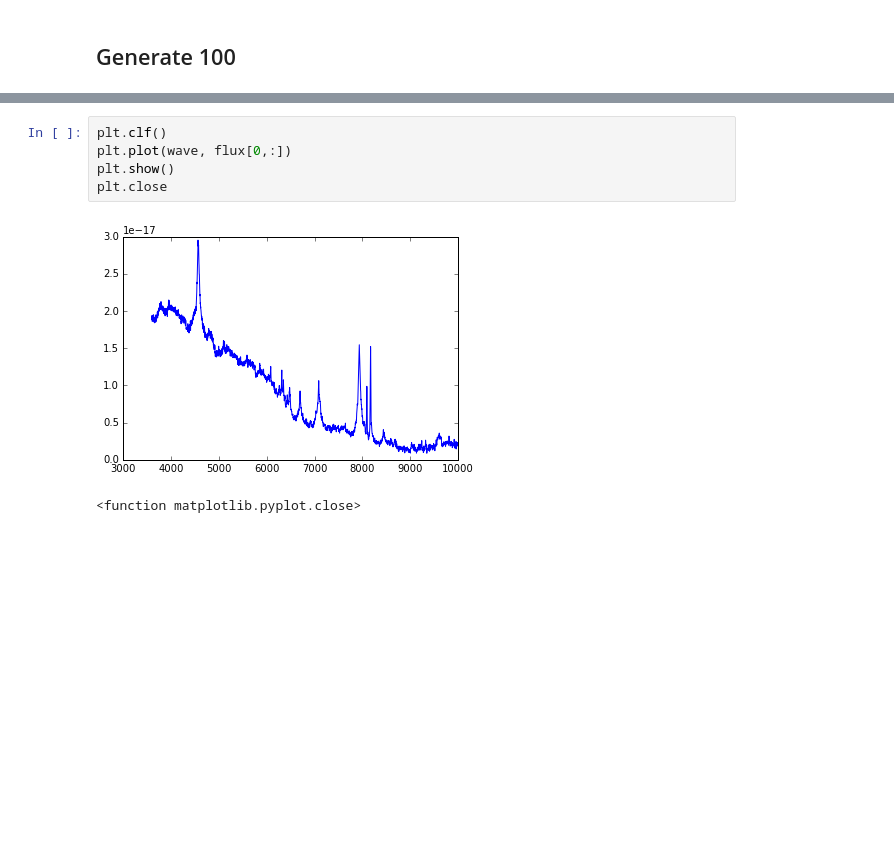
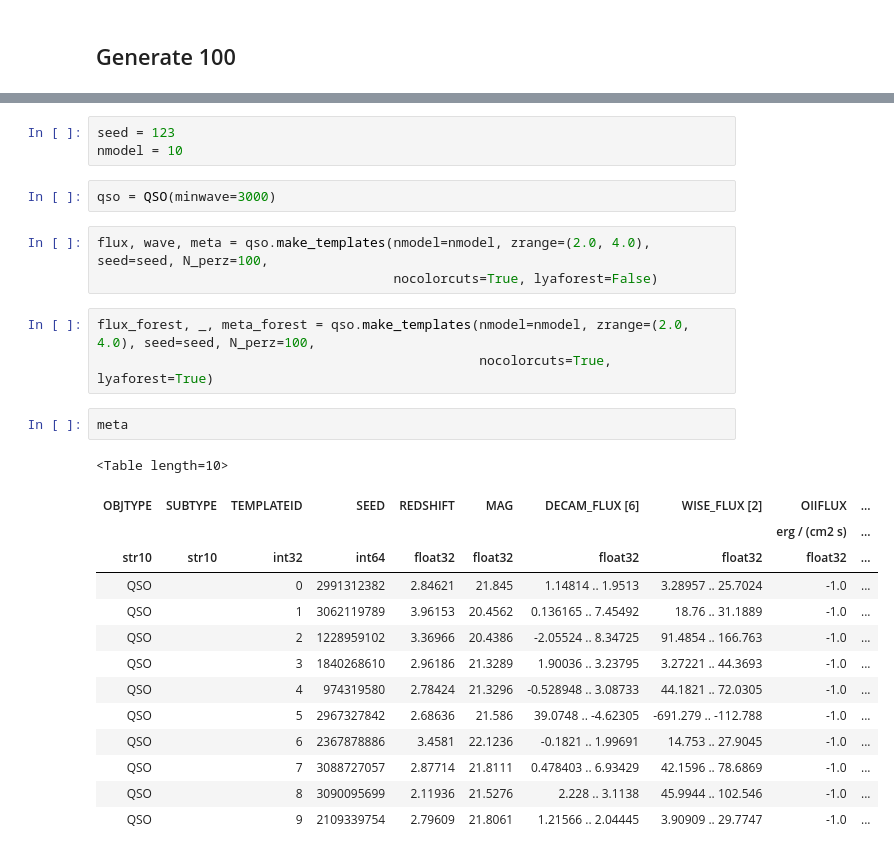
Before and after one commit to desihub/desisim, a Jupyter notebook: doc/nb/QSO_templates.ipynb, the cells around one changed output, grey strips where cells are left out. Cells and saved outputs as stored; diff of their text form; blank space fills up the shorter version.

```diff
--- a/doc/nb/QSO_templates.ipynb
+++ b/doc/nb/QSO_templates.ipynb
@@ -35,8 +10,28 @@ Making z=(3.9,4.1) with 681 input quasars
-# %%
-plt.clf()
-plt.plot(wave, flux[0,:])
-plt.show()
-plt.close
-# %% [output]
-[figure, removed]
-<function matplotlib.pyplot.close>
+# %%
+seed = 123
+nmodel = 10
+# %%
+qso = QSO(minwave=3000)
+# %%
+flux, wave, meta = qso.make_templates(nmodel=nmodel, zrange=(2.0, 4.0), seed=seed, N_perz=100,
+                                      nocolorcuts=True, lyaforest=False)
+# %%
+flux_forest, _, meta_forest = qso.make_templates(nmodel=nmodel, zrange=(2.0, 4.0), seed=seed, N_perz=100,
+                                                 nocolorcuts=True, lyaforest=True)
+# %%
+meta
+# %% [output]
+<Table length=10>
+| OBJTYPE | SUBTYPE | TEMPLATEID | SEED | REDSHIFT | MAG | DECAM_FLUX [6] | WISE_FLUX [2] | OIIFLUX | ... |
+|  |  |  |  |  |  |  |  | erg / (cm2 s) | ... |
+| str10 | str10 | int32 | int64 | float32 | float32 | float32 | float32 | float32 | ... |
+| QSO |  | 0 | 2991312382 | 2.84621 | 21.845 | 1.14814 .. 1.9513 | 3.28957 .. 25.7024 | -1.0 | ... |
+| QSO |  | 1 | 3062119789 | 3.96153 | 20.4562 | 0.136165 .. 7.45492 | 18.76 .. 31.1889 | -1.0 | ... |
+| QSO |  | 2 | 1228959102 | 3.36966 | 20.4386 | -2.05524 .. 8.34725 | 91.4854 .. 166.763 | -1.0 | ... |
+| QSO |  | 3 | 1840268610 | 2.96186 | 21.3289 | 1.90036 .. 3.23795 | 3.27221 .. 44.3693 | -1.0 | ... |
+| QSO |  | 4 | 974319580 | 2.78424 | 21.3296 | -0.528948 .. 3.08733 | 44.1821 .. 72.0305 | -1.0 | ... |
+| QSO |  | 5 | 2967327842 | 2.68636 | 21.586 | 39.0748 .. -4.62305 | -691.279 .. -112.788 | -1.0 | ... |
+| QSO |  | 6 | 2367878886 | 3.4581 | 22.1236 | -0.1821 .. 1.99691 | 14.753 .. 27.9045 | -1.0 | ... |
+| QSO |  | 7 | 3088727057 | 2.87714 | 21.8111 | 0.478403 .. 6.93429 | 42.1596 .. 78.6869 | -1.0 | ... |
+| QSO |  | 8 | 3090095699 | 2.11936 | 21.5276 | 2.228 .. 3.1138 | 45.9944 .. 102.546 | -1.0 | ... |
+| QSO |  | 9 | 2109339754 | 2.79609 | 21.8061 | 1.21566 .. 2.04445 | 3.90909 .. 29.7747 | -1.0 | ... |
```
Also changed, not shown: parts of 7 cells of this notebook, 1 other file.
